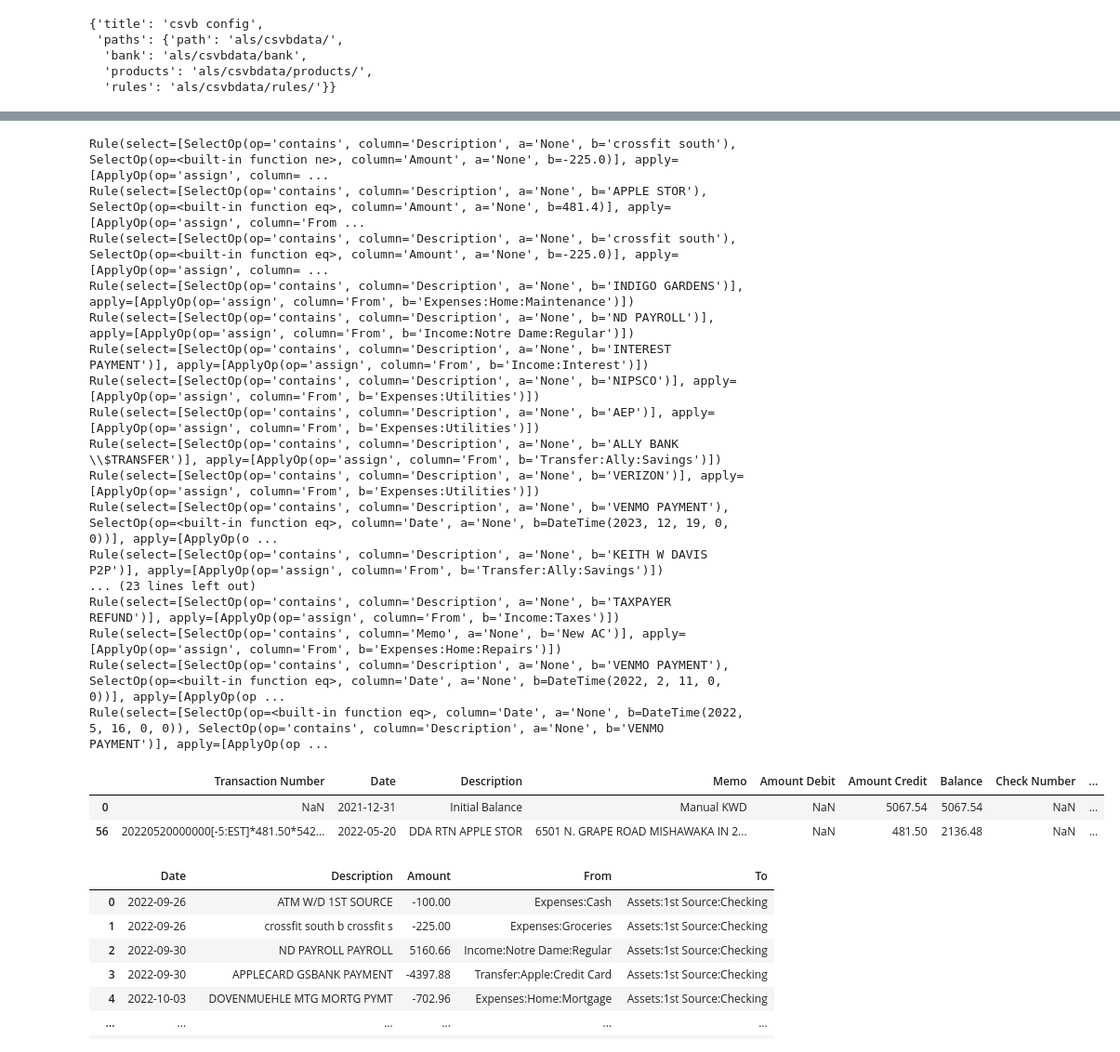
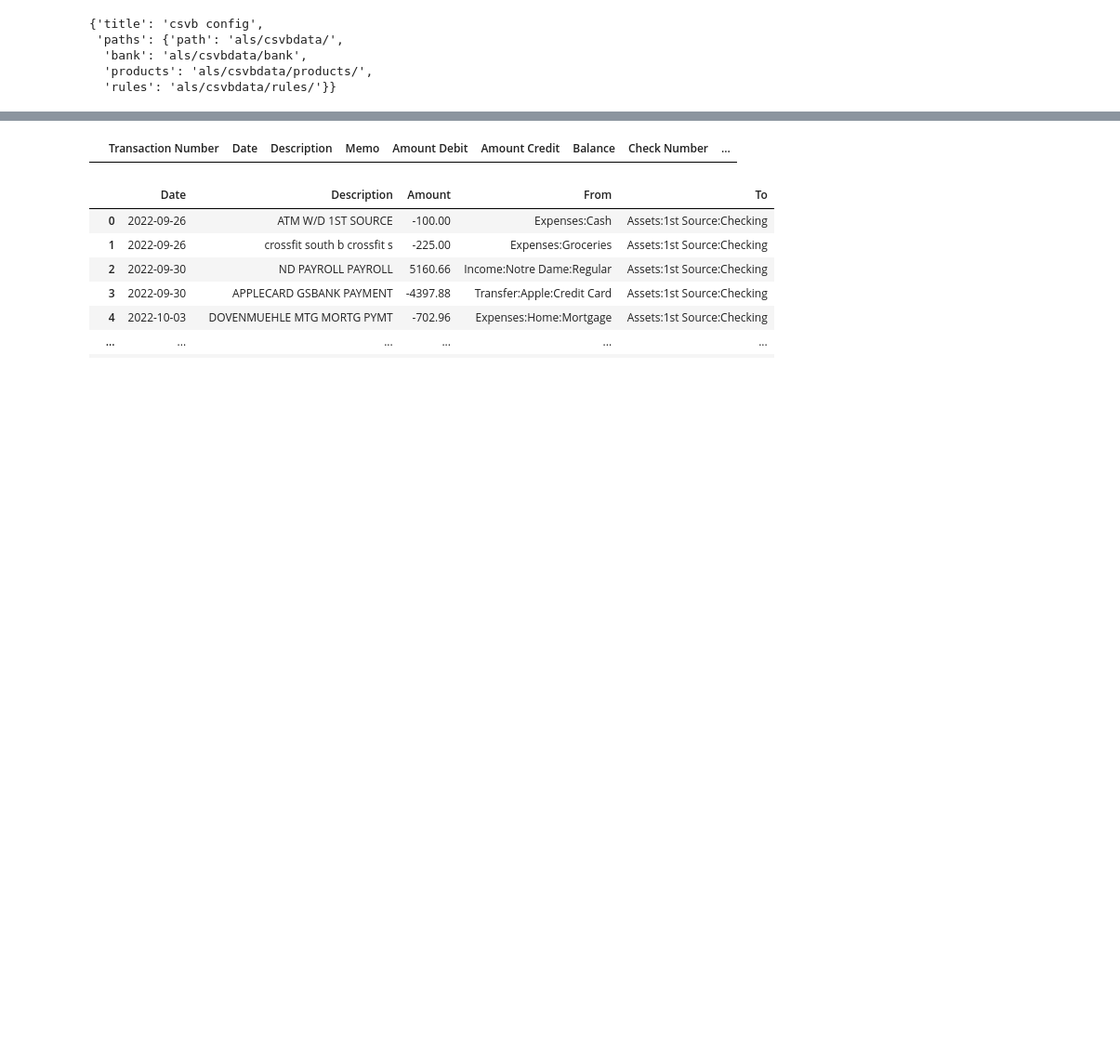
Before and after one commit to KeithDavis067/csvb, a Jupyter notebook: pandas.ipynb, the cells around one changed output, grey strips where cells are left out. Shown at 93% size. Cells and saved outputs as stored; diff of their text form; code cells hidden in the pictures; blank space fills up the shorter version.

Commit message:
starting to work on apple now.

```diff
--- a/pandas.ipynb
+++ b/pandas.ipynb
@@ -78,46 +75,27 @@ Rule(select=[SelectOp(op='contains', column='Description', a='None', b='ABEBOOKS
 # %%
 try:
     del fst
 except NameError:
     pass
 
 fst = pd.read_csv(home / pathlib.Path(cfg["paths"]["bank"]) / "Jan-2024_1st.csv",
                     header=3, parse_dates=["Date"])
 
-fst_old = pd.read_csv(home / pathlib.Path(cfg["paths"]["bank"]) / "2021-2023_1st_source.csv",
+fst_old = pd.read_csv(home / pathlib.Path(cfg["paths"]["bank"]) / "Sep22-2023_1st_Source.csv",
                     header=3, parse_dates=["Date"])
 
-fst_older = pd.read_csv(home / pathlib.Path(cfg["paths"]["bank"]) / "2021-2022_1st_source.csv",
+fst_older = pd.read_csv(home / pathlib.Path(cfg["paths"]["bank"]) / "Jan22-Sep22_1st_Source.csv",
                     header=3, parse_dates=["Date"])
 
 fst = pd.concat([fst, fst_old, fst_older])
 
 fst["Amount"] = np.nansum([fst["Amount Credit"],fst["Amount Debit"]], axis=0)
 fst["From"] = ""
 
 fst = read_and_apply(fst, home / cfg["paths"]["rules"] / "fstrules.toml")
 fst[fst["From"] == ""]
 # %% [output]
-Rule(select=[SelectOp(op='contains', column='Description', a='None', b='crossfit south'), SelectOp(op=<built-in function ne>, column='Amount', a='None', b=-225.0)], apply=[ApplyOp(op='assign', column= ...
-Rule(select=[SelectOp(op='contains', column='Description', a='None', b='APPLE STOR'), SelectOp(op=<built-in function eq>, column='Amount', a='None', b=481.4)], apply=[ApplyOp(op='assign', column='From ...
-Rule(select=[SelectOp(op='contains', column='Description', a='None', b='crossfit south'), SelectOp(op=<built-in function eq>, column='Amount', a='None', b=-225.0)], apply=[ApplyOp(op='assign', column= ...
-Rule(select=[SelectOp(op='contains', column='Description', a='None', b='INDIGO GARDENS')], apply=[ApplyOp(op='assign', column='From', b='Expenses:Home:Maintenance')])
-Rule(select=[SelectOp(op='contains', column='Description', a='None', b='ND PAYROLL')], apply=[ApplyOp(op='assign', column='From', b='Income:Notre Dame:Regular')])
-Rule(select=[SelectOp(op='contains', column='Description', a='None', b='INTEREST PAYMENT')], apply=[ApplyOp(op='assign', column='From', b='Income:Interest')])
-Rule(select=[SelectOp(op='contains', column='Description', a='None', b='NIPSCO')], apply=[ApplyOp(op='assign', column='From', b='Expenses:Utilities')])
-Rule(select=[SelectOp(op='contains', column='Description', a='None', b='AEP')], apply=[ApplyOp(op='assign', column='From', b='Expenses:Utilities')])
-Rule(select=[SelectOp(op='contains', column='Description', a='None', b='ALLY BANK \\$TRANSFER')], apply=[ApplyOp(op='assign', column='From', b='Transfer:Ally:Savings')])
-Rule(select=[SelectOp(op='contains', column='Description', a='None', b='VERIZON')], apply=[ApplyOp(op='assign', column='From', b='Expenses:Utilities')])
-Rule(select=[SelectOp(op='contains', column='Description', a='None', b='VENMO PAYMENT'), SelectOp(op=<built-in function eq>, column='Date', a='None', b=DateTime(2023, 12, 19, 0, 0))], apply=[ApplyOp(o ...
-Rule(select=[SelectOp(op='contains', column='Description', a='None', b='KEITH W DAVIS P2P')], apply=[ApplyOp(op='assign', column='From', b='Transfer:Ally:Savings')])
-... (23 lines left out)
-Rule(select=[SelectOp(op='contains', column='Description', a='None', b='TAXPAYER REFUND')], apply=[ApplyOp(op='assign', column='From', b='Income:Taxes')])
-Rule(select=[SelectOp(op='contains', column='Memo', a='None', b='New AC')], apply=[ApplyOp(op='assign', column='From', b='Expenses:Home:Repairs')])
-Rule(select=[SelectOp(op='contains', column='Description', a='None', b='VENMO PAYMENT'), SelectOp(op=<built-in function eq>, column='Date', a='None', b=DateTime(2022, 2, 11, 0, 0))], apply=[ApplyOp(op ...
-Rule(select=[SelectOp(op=<built-in function eq>, column='Date', a='None', b=DateTime(2022, 5, 16, 0, 0)), SelectOp(op='contains', column='Description', a='None', b='VENMO PAYMENT')], apply=[ApplyOp(op ...
 |  | Transaction Number | Date | Description | Memo | Amount Debit | Amount Credit | Balance | Check Number | ... |
-| 0 | NaN | 2021-12-31 | Initial Balance | Manual KWD | NaN | 5067.54 | 5067.54 | NaN | ... |
-| 56 | 20220520000000[-5:EST]*481.50*542... | 2022-05-20 | DDA RTN APPLE STOR | 6501 N. GRAPE ROAD MISHAWAKA IN 2... | NaN | 481.50 | 2136.48 | NaN | ... |
 # %%
 try:
     del ally
```
Also changed, not shown: parts of 1 cell of this notebook, 1 other file.
